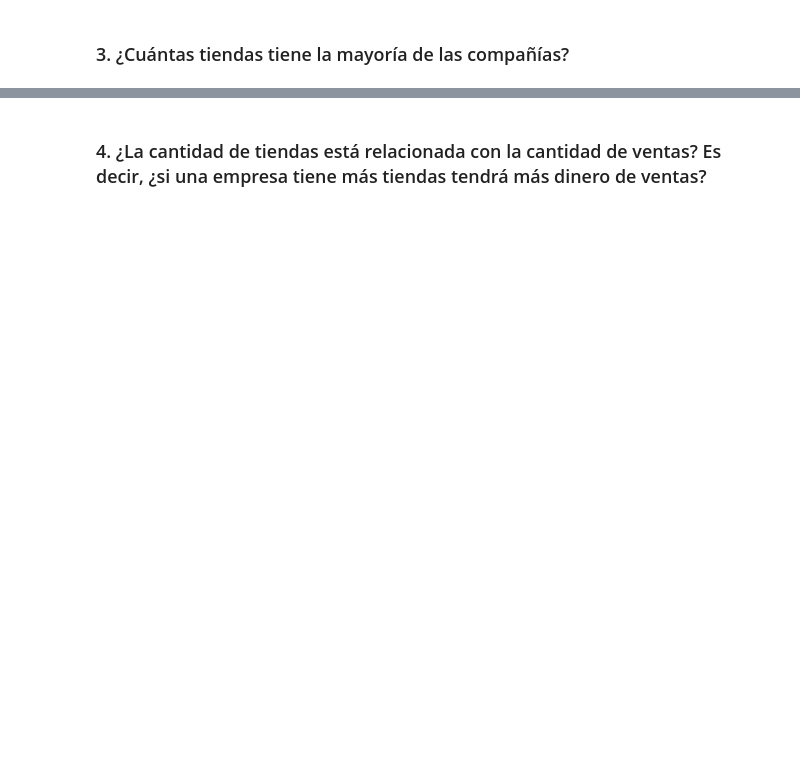
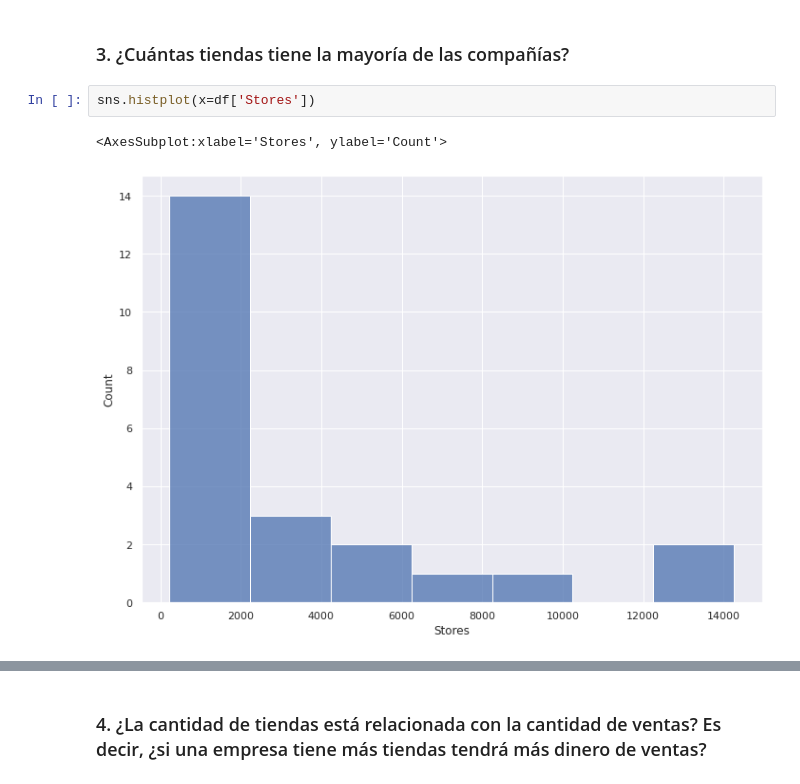
Before and after one commit to LuisReyes98/platzi-datacademy-proyecto, a Jupyter notebook: proyecto_datacademy.ipynb, the cells around one changed output, grey strips where cells are left out. Cells and saved outputs as stored; diff of their text form; blank space fills up the shorter version.

```diff
--- a/proyecto_datacademy.ipynb
+++ b/proyecto_datacademy.ipynb
@@ -217,2 +371,7 @@ El promedio de ventas sin contar la compañia dominante es de $46602.41
 # %% [markdown]
 ### 3. ¿Cuántas tiendas tiene la mayoría de las compañías?
+# %%
+sns.histplot(x=df['Stores'])
+# %% [output]
+<AxesSubplot:xlabel='Stores', ylabel='Count'>
+[figure, added]
```
Also changed, not shown: parts of 38 cells of this notebook, 1 other file.
